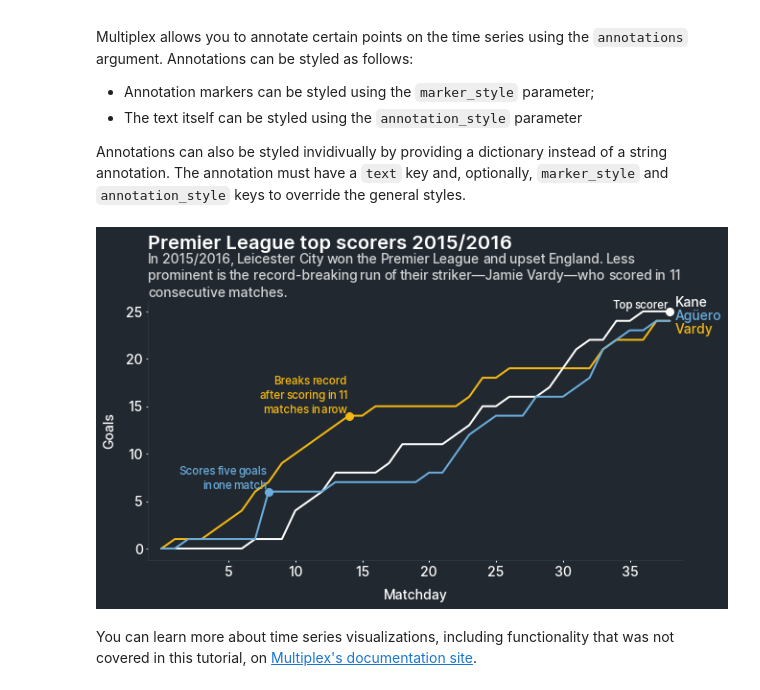
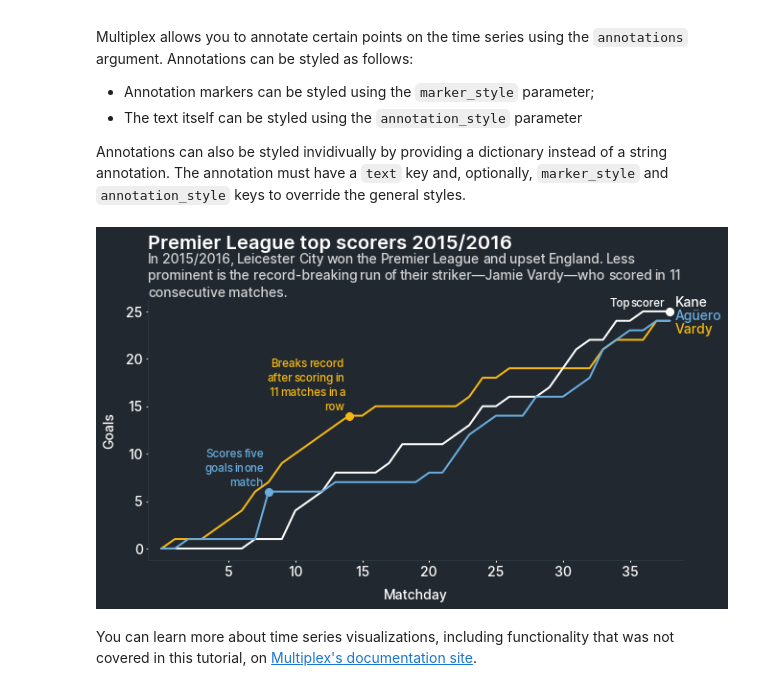
Before and after one commit to NicholasMamo/multiplex-plot, a Jupyter notebook: examples/3. Time Series.ipynb, the cells around one changed output. Cells and saved outputs as stored; diff of their text form; code cells hidden in the pictures.

Commit message:
Add default padding to the drawable annotations

```diff
--- a/examples/3. Time Series.ipynb
+++ b/examples/3. Time Series.ipynb
@@ -122,34 +122,34 @@ Draw the time series.
 """
 viz.draw_time_series(df.index.to_list(), df.Vardy.to_list(),
                      color='#F6B913', linewidth=2,
                      label='Vardy', label_style={ 'fontweight': '500' })
 viz.draw_time_series(df.index.to_list(), df.Kane.to_list(),
                      color='#FFFFFF', linewidth=2,
                      label='Kane', label_style={ 'fontweight': '500' })
 viz.draw_time_series(df.index.to_list(), df.Aguero.to_list(),
                      color='#6BAEDF', linewidth=2,
                      label='Agüero', label_style={ 'fontweight': '500' })
 
 """
 Add the annotations.
 """
-annotation_style = { 'fontsize': 'small', 'va': 'bottom', 'align': 'right' }
+annotation_style = { 'fontsize': 'small', 'va': 'bottom', 'align': 'right', 'pad': 0.25 }
 viz.annotate('Breaks record after scoring in 11 matches in a row', (7, 14), 14,
              color='#F6B913', marker={ 'marker': 'o', 'markersize': 8 }, **annotation_style)
 viz.annotate('Scores five goals in one match', (1, 8), 6,
              color='#6BAEDF', marker={ 'marker': 'o', 'markersize': 8 }, **annotation_style)
 viz.annotate('Top scorer', (31, 38), 25,
              color='#FFFFFF', marker={ 'marker': 'o', 'markersize': 8 }, **annotation_style)
 
 viz.set_xlim(-1, 39)
 viz.set_xticks(range(5, 38, 5))
 viz.set_xlabel('Matchday')
 viz.set_ylabel('Goals')
 
 viz.set_title('Premier League top scorers 2015/2016', loc='left')
 viz.set_caption('In 2015/2016, Leicester City won the Premier League and upset England. Less prominent is the record-breaking run of their striker—Jamie Vardy—who scored in 11 consecutive matches.')
 plt.savefig('exports/3-time-series.png', dpi=300, bbox_inches='tight')
 # %% [output]
-[figure, old version]
+[figure, new version]
 # %% [markdown]
 You can learn more about time series visualizations, including functionality that was not covered in this tutorial, on [Multiplex's documentation site](https://nicholasmamo.github.io/multiplex-plot/timeseries.html).
```
Also changed, not shown: 2 other files.
